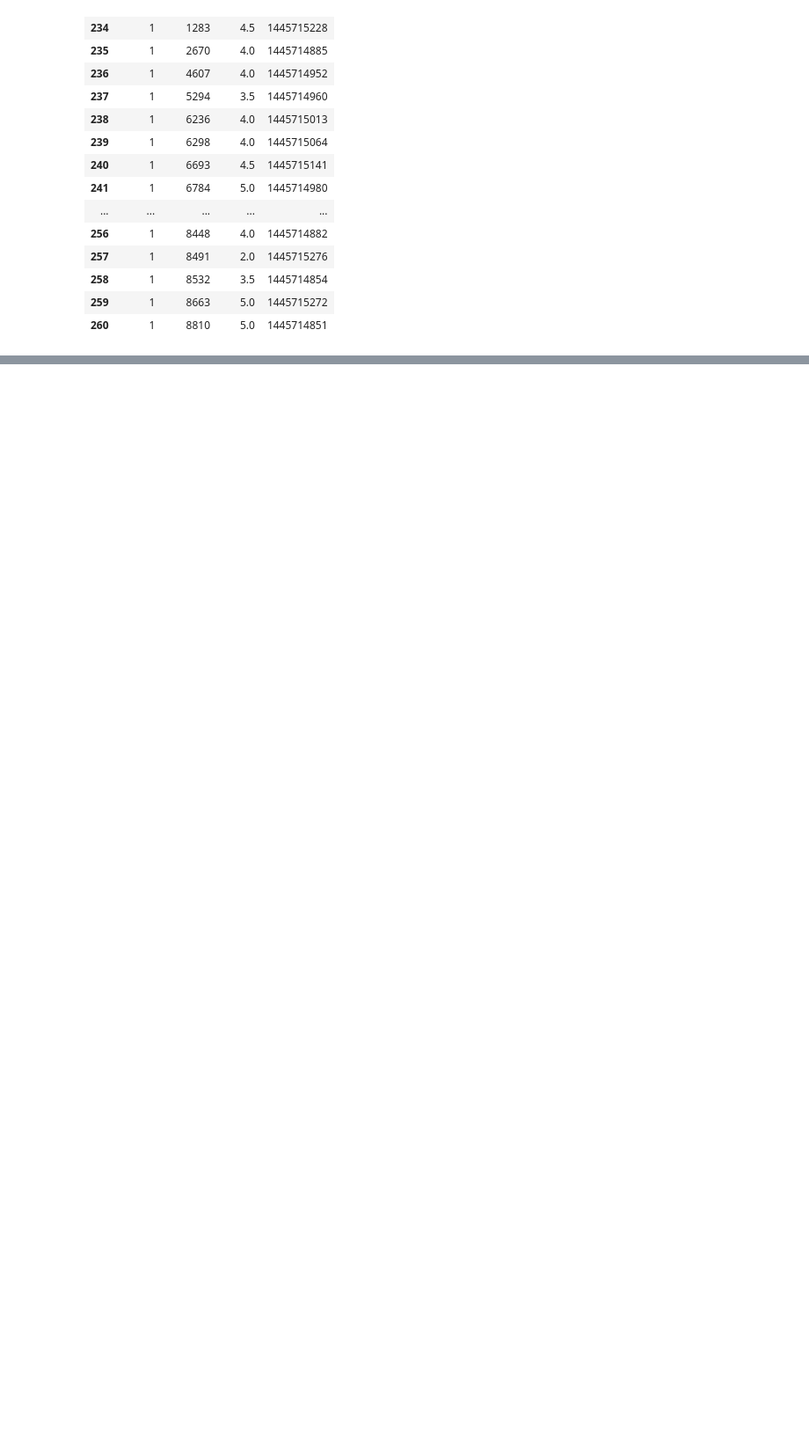
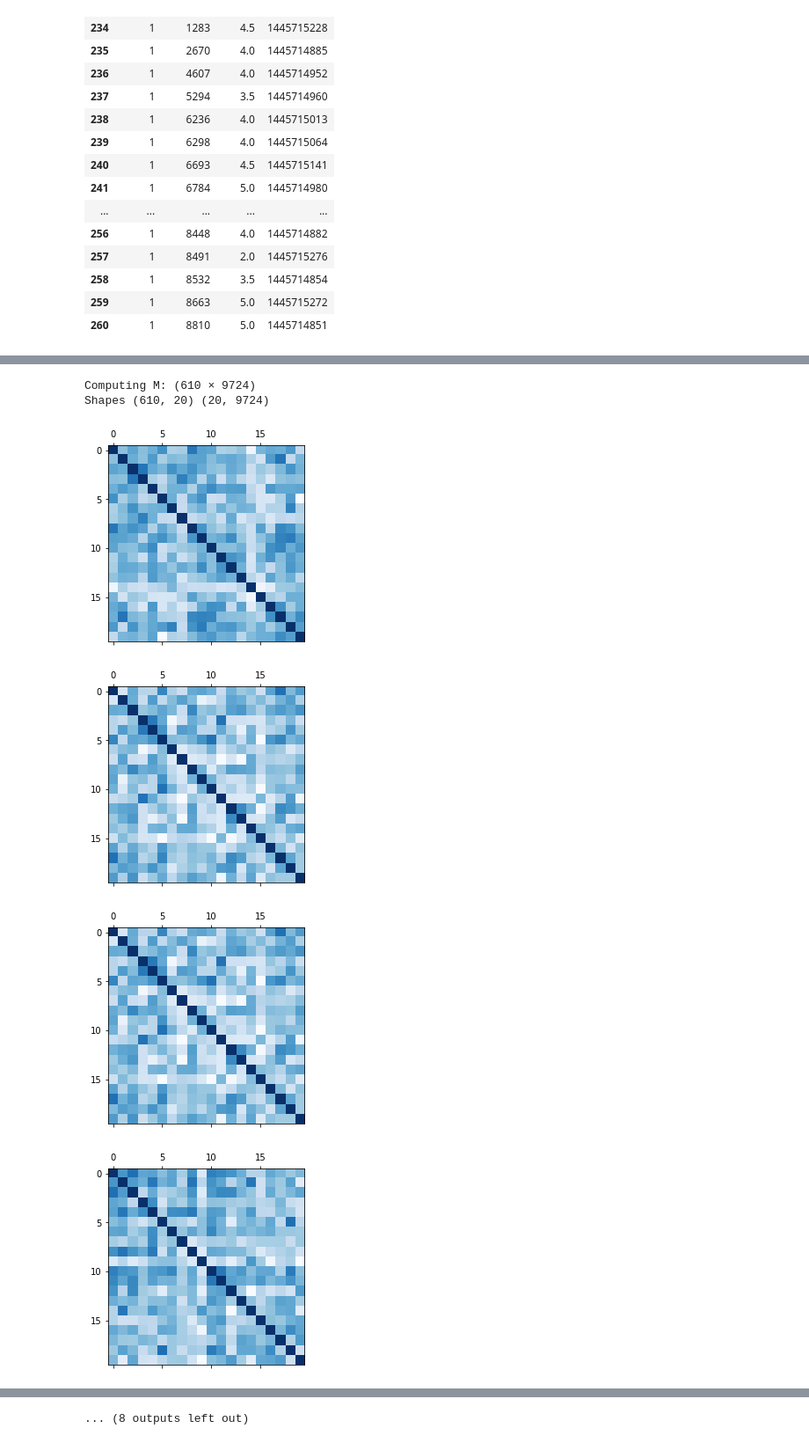
Before and after one commit to Pibou421/dynamic_recommandation, a Jupyter notebook: Visualization.ipynb, the cells around one changed output, grey strips where cells are left out. Shown: that part at 88% size. Drawn from its saved outputs; the diff is of its cells as text; code cells hidden in the pictures; blank space fills up the shorter version.

Commit message:
printed similarity matrices of users over time

```diff
--- a/Visualization.ipynb
+++ b/Visualization.ipynb
@@ -80,0 +75,54 @@ Shapes (609, 20) (20, 9724)
+# %%
+als = MangakiALS(20)
+als.set_parameters(nb_users, nb_works)
+als.fit(X_train, y_train)
+# %% [output]
+Computing M: (610 × 9724)
+Shapes (610, 20) (20, 9724)
+# %%
+users_selected_for_testing = []
+nb_users_tested = 20
+for _ in range(nb_users_tested):
+    i = rd.randint(0,len(users_test_set) - 1)
+    users_selected_for_testing.append(users_test_set[i])
+# %%
+def normalize(U):
+    norm = 0
+    for x in U :
+        norm += x*x
+    norm = math.sqrt(norm)
+    if norm == 0 :
+        return U
+    else :
+        return U/norm
+# %%
+K = 20
+U_list = []
+
+for u in users_selected_for_testing :
+    U= []
+    u_table = ratings_table.query('userId == ' + str(u) )
+    n = len(u_table)
+    u_works = []
+    u_ratings = []
+    for i in range(n) :
+        u_works.append(u_table['movieId'].iloc[i])
+        u_ratings.append(u_table['rating'].iloc[i])
+    for i in range(K) :
+        mean_u, feat_u = als.fit_single_user(u_works[math.floor(n * (i/K)) : math.floor(n * ((i+1)/K))], u_ratings[math.floor(n * (i/K)) : math.floor(n * ((i+1)/K))])
+        feat_u = normalize(feat_u)
+        U.append(feat_u)
+    U_list.append(np.array(U))
+# %%
+comparison_matrices =[]
+
+for U in U_list :
+    comparison_matrices.append(np.dot(U,U.transpose()))
+# %%
+for U in comparison_matrices :
+    plt.matshow(U+1, cmap=plt.cm.Blues)
+# %% [output]
+[figure, added]
+[figure, added]
+[figure, added]
+[figure, added]
@@ -80,0 +137 @@ Shapes (609, 20) (20, 9724)
+... (8 outputs left out)
```
Also changed, not shown: parts of 14 cells of this notebook.
